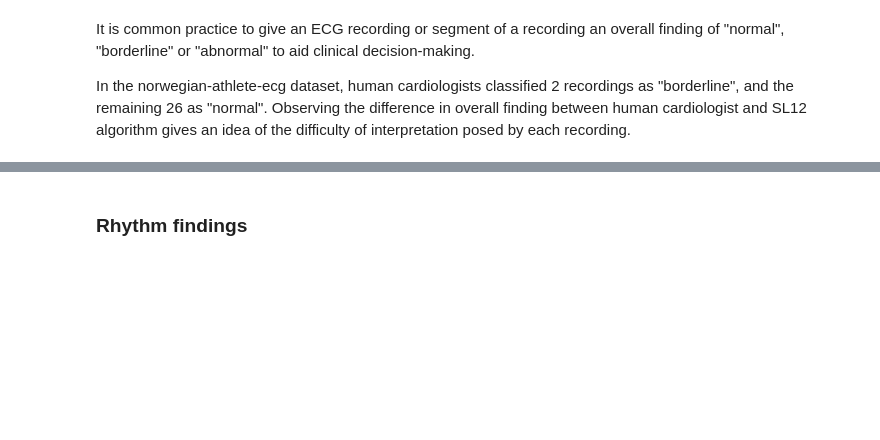
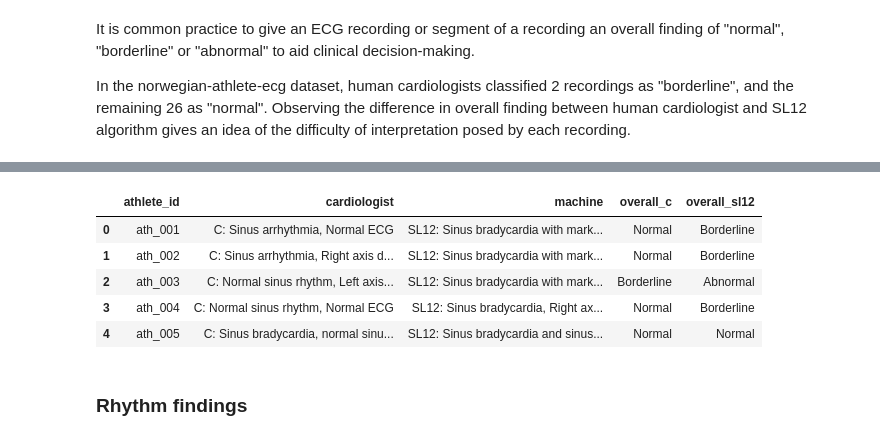
Before and after one commit to ShaunKyle/MisdiagnosisOfAthleteECG, a Jupyter notebook: nbs/Marquette-SL12-misclassification.ipynb, the cells around one changed output, grey strips where cells are left out. Saved outputs shown, nothing was run; the diff lists cells and outputs as text; code cells hidden in the pictures; blank space fills up the shorter version.

Commit message:
add column for overall finding labels to pandas dataframe

```diff
--- a/nbs/Marquette-SL12-misclassification.ipynb
+++ b/nbs/Marquette-SL12-misclassification.ipynb
@@ -359,3 +360,22 @@ Text(0.5, 1.0, 'b) Disagreement between \nC & SL12 reports')
 [figure]
+# %%
+#| code-fold: true
+#| code-summary: Add overall finding labels to pandas dataframe
+athlete_ecg_df = athlete_ecg_df.assign(
+    overall_c=list(map(lambda x: classifyOverallFinding( extract_findings(x, follow_on=False) ).name, athlete_ecg_df.cardiologist))
+)
+
+athlete_ecg_df = athlete_ecg_df.assign(
+    overall_sl12=list(map(lambda x: classifyOverallFinding( extract_findings(x, follow_on=True) ).name, athlete_ecg_df.machine))
+)
+# %%
+athlete_ecg_df.head()
+# %% [output]
+|  | athlete_id | cardiologist | machine | overall_c | overall_sl12 |
+| 0 | ath_001 | C: Sinus arrhythmia, Normal ECG | SL12: Sinus bradycardia with mark... | Normal | Borderline |
+| 1 | ath_002 | C: Sinus arrhythmia, Right axis d... | SL12: Sinus bradycardia with mark... | Normal | Borderline |
+| 2 | ath_003 | C: Normal sinus rhythm, Left axis... | SL12: Sinus bradycardia with mark... | Borderline | Abnormal |
+| 3 | ath_004 | C: Normal sinus rhythm, Normal ECG | SL12: Sinus bradycardia, Right ax... | Normal | Borderline |
+| 4 | ath_005 | C: Sinus bradycardia, normal sinu... | SL12: Sinus bradycardia and sinus... | Normal | Normal |
 # %% [markdown]
 ### Rhythm findings
```
Also changed, not shown: parts of 3 cells of this notebook.
